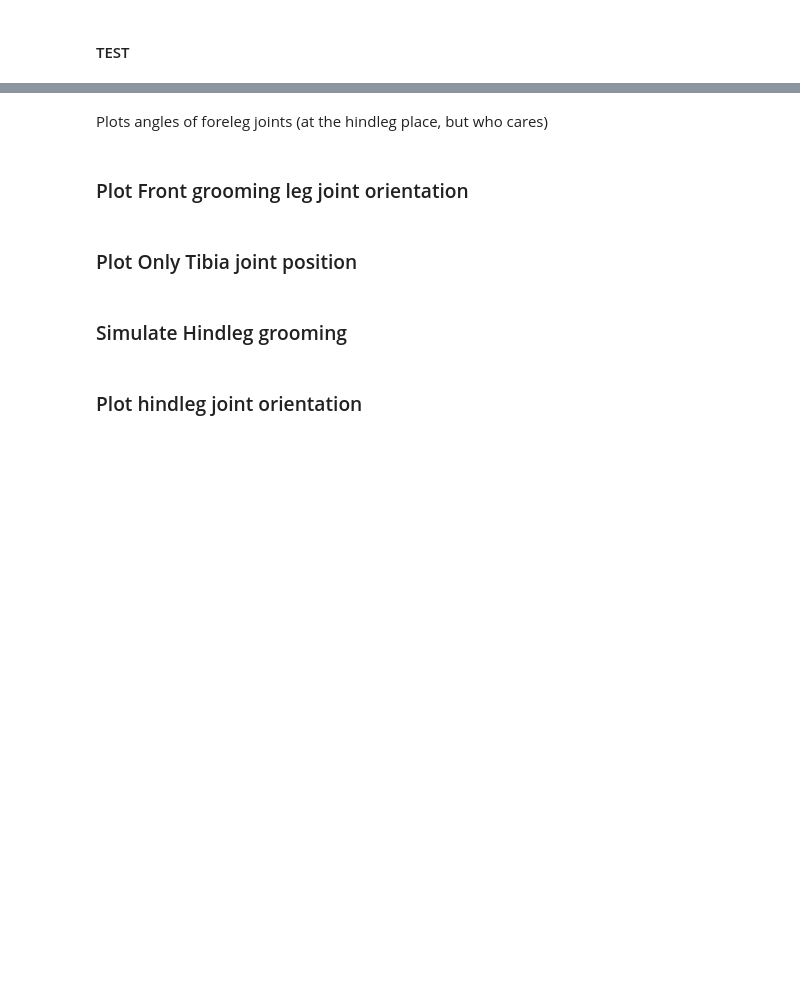
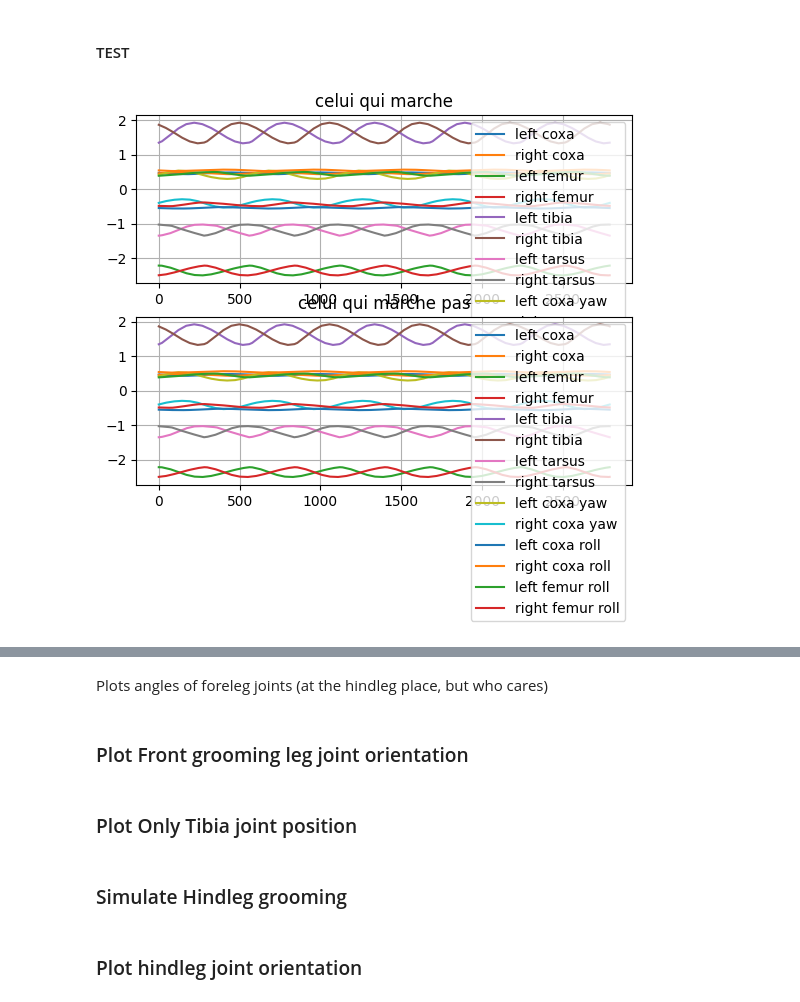
Before and after one commit to NathanMULLER/Project_Mouche, a Jupyter notebook: hindleg_groom.ipynb, the cells around one changed output, grey strips where cells are left out. Drawn from its saved outputs; the diff is of its cells as text; code cells hidden in the pictures; blank space fills up the shorter version.

```diff
--- a/hindleg_groom.ipynb
+++ b/hindleg_groom.ipynb
@@ -469,2 +498,42 @@ else:
 
 nmf.save_video(video_name)
+# %%
+plt.subplot(2,1,1)
+plt.plot(target_angles[LH_COXA,:], label='left coxa')
+plt.plot(target_angles[RH_COXA,:], label='right coxa')
+plt.plot(target_angles[LH_FEMUR,:], label='left femur')
+plt.plot(target_angles[RH_FEMUR,:], label='right femur')
+plt.plot(target_angles[LH_TIBIA,:], label='left tibia')
+plt.plot(target_angles[RH_TIBIA,:], label='right tibia')
+plt.plot(target_angles[LH_TARSUS,:], label='left tarsus')
+plt.plot(target_angles[RH_TARSUS,:], label='right tarsus')
+plt.plot(target_angles[LH_COXA_YAW,:], label='left coxa yaw')
+plt.plot(target_angles[RH_COXA_YAW,:], label='right coxa yaw')
+plt.plot(target_angles[LH_COXA_ROLL,:], label='left coxa roll')
+plt.plot(target_angles[RH_COXA_ROLL,:], label='right coxa roll')
+plt.plot(target_angles[LH_FEMUR_ROLL,:], label='left femur roll')
+plt.plot(target_angles[RH_FEMUR_ROLL,:], label='right femur roll')
+plt.title('celui qui marche')
+plt.legend()
+plt.grid()
+
+plt.subplot(2,1,2)
+plt.plot(target_joint_angles_back[LH_COXA,:], label='left coxa')
+plt.plot(target_joint_angles_back[RH_COXA,:], label='right coxa')
+plt.plot(target_joint_angles_back[LH_FEMUR,:], label='left femur')
+plt.plot(target_joint_angles_back[RH_FEMUR,:], label='right femur')
+plt.plot(target_joint_angles_back[LH_TIBIA,:], label='left tibia')
+plt.plot(target_joint_angles_back[RH_TIBIA,:], label='right tibia')
+plt.plot(target_joint_angles_back[LH_TARSUS,:], label='left tarsus')
+plt.plot(target_joint_angles_back[RH_TARSUS,:], label='right tarsus')
+plt.plot(target_joint_angles_back[LH_COXA_YAW,:], label='left coxa yaw')
+plt.plot(target_joint_angles_back[RH_COXA_YAW,:], label='right coxa yaw')
+plt.plot(target_joint_angles_back[LH_COXA_ROLL,:], label='left coxa roll')
+plt.plot(target_joint_angles_back[RH_COXA_ROLL,:], label='right coxa roll')
+plt.plot(target_joint_angles_back[LH_FEMUR_ROLL,:], label='left femur roll')
+plt.plot(target_joint_angles_back[RH_FEMUR_ROLL,:], label='right femur roll')
+plt.title('celui qui marche pas')
+plt.legend()
+plt.grid()
+# %% [output]
+[figure, added]
```
Also changed, not shown: parts of 31 cells of this notebook, 12 other files.
